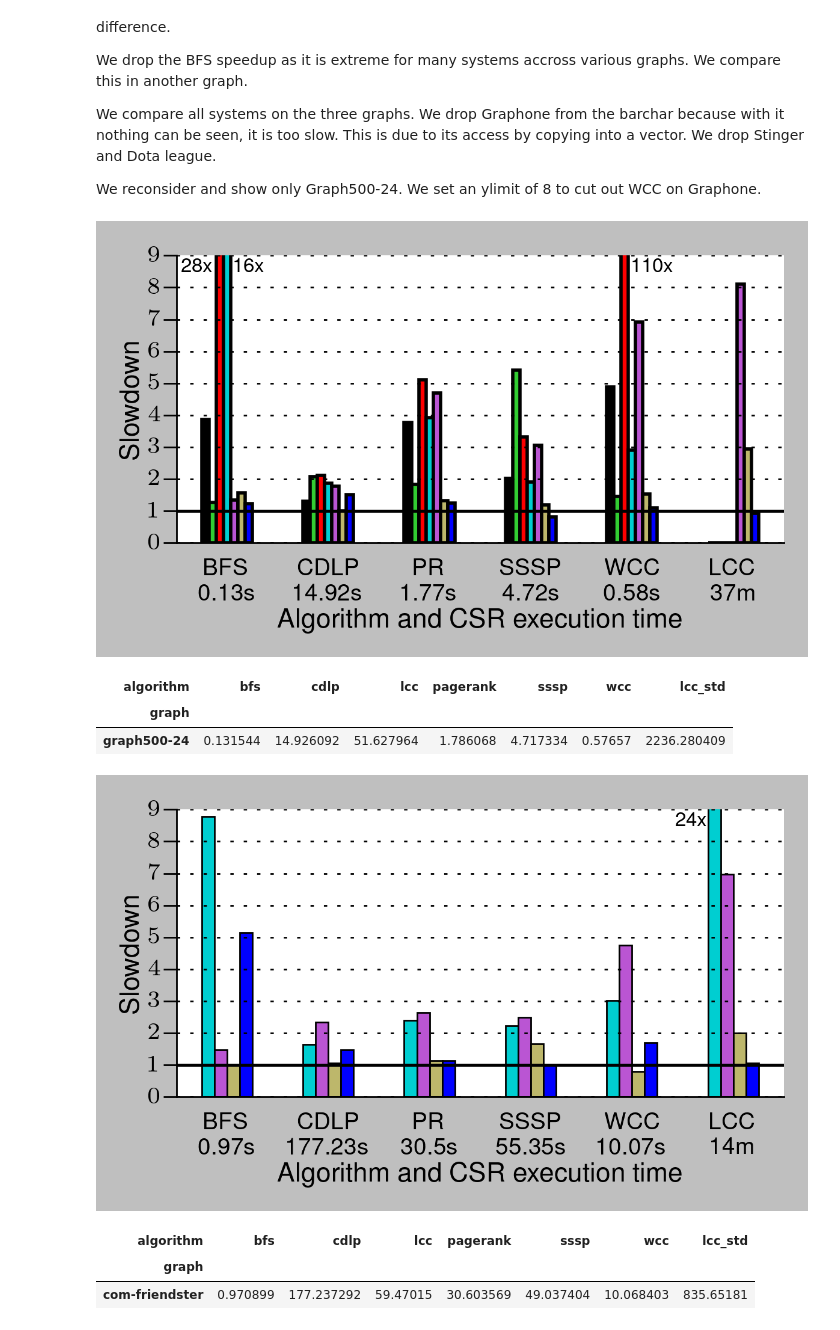
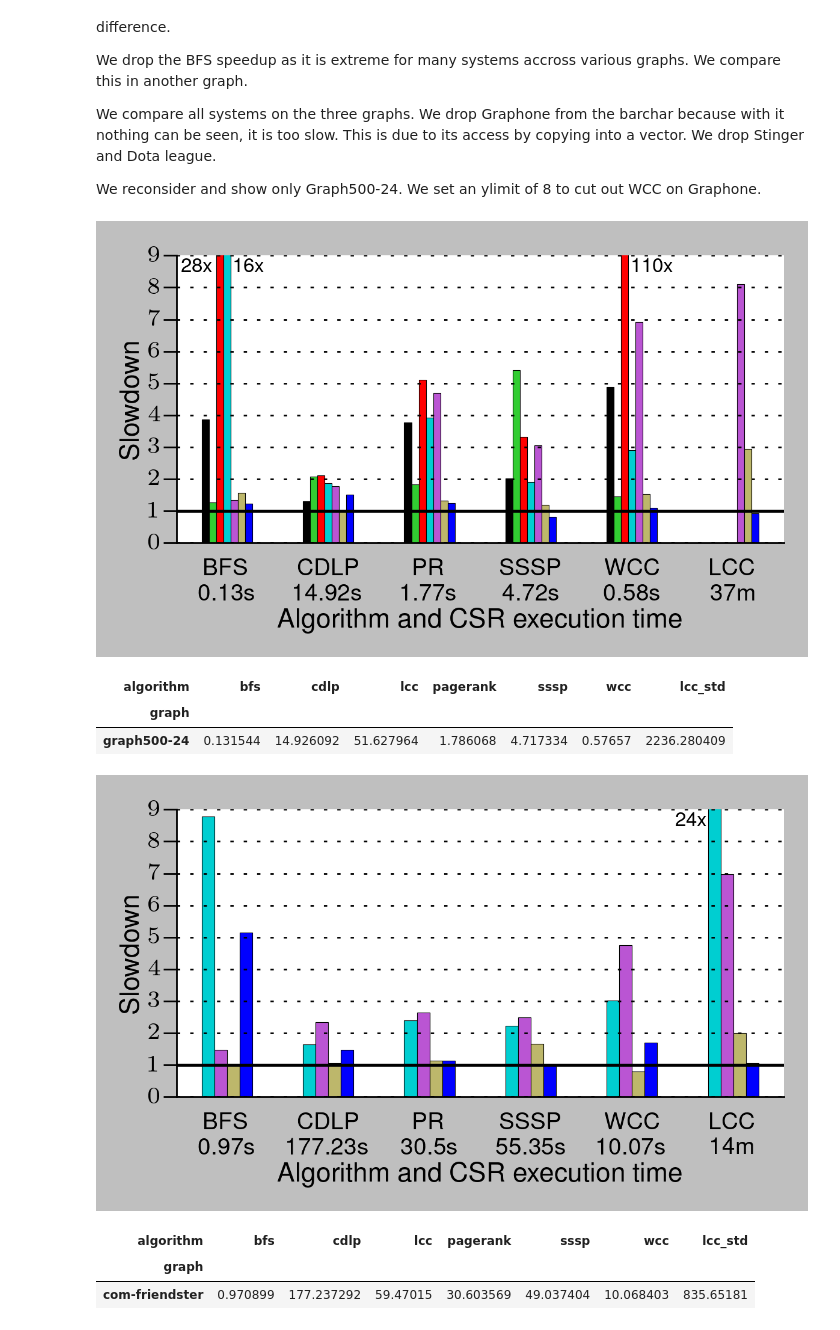
Before and after one commit to PerFuchs/gfe_notebooks, a Jupyter notebook: graphalytics_gen_table.ipynb, the cells around one changed output. Drawn from its saved outputs; the diff is of its cells as text; code cells hidden in the pictures.

```diff
--- a/graphalytics_gen_table.ipynb
+++ b/graphalytics_gen_table.ipynb
@@ -394,35 +394,35 @@ v = v.query("library in ['graphone','sortledton', 'llama', 'teseo_logical', 'tes
 #d = d.sort_values('sorted_systems')
 
 v = v.transpose()
 colormap=common.set_library_colormap('graph500-24')
 plotting.latexify(fig_width=3.0)
 
-p = v.plot.bar(color=colormap)
+p = v.plot.bar(color=colormap, linewidth=0.2)
 
 p.set_ylim(0, 9)
 
 plt.ylabel("Slowdown")
 plt.xlabel("Algorithm and CSR execution time")
 
 plt.legend().remove()
 
 plt.xticks(rotation=0)
 positions = (0, 1, 2, 3, 4,5)
 # Numbers are execution times of min_csr
 x_labels = ("BFS \n0.13s", "CDLP \n14.92s", "PR \n1.77s", "SSSP \n4.72s", "WCC \n0.58s", "LCC \n37m")
 plt.xticks(positions, x_labels)
 
 plt.text(0.75, 0.875, "110x", fontsize=OVERFLOW_FONT_SIZE, transform=plt.gcf().transFigure)
 plt.text(0.198, 0.875, "16x", fontsize=OVERFLOW_FONT_SIZE, transform=plt.gcf().transFigure)
 plt.text(0.125, 0.875, "28x", fontsize=OVERFLOW_FONT_SIZE, transform=plt.gcf().transFigure)
 
 plotting.format_axes(p, categorical_x=True)
 plotting.add_line_on_1(plt)
 
 plt.tight_layout()
 plt.savefig(plotting.base_path + "graphalytics-general-new-graph500.png", dpi=400)
 # %% [output]
-[figure, old version]
+[figure, new version]
 # %%
 min_csr.query("graph in 'graph500-24'")
 # %% [output]
@@ -440,7 +440,7 @@ colormap=common.set_library_colormap('com-friendster')
 
 plotting.latexify(fig_width=3.0)
 
-p = v.plot.bar(color=colormap, legend=None, linewidth=0.5)
+p = v.plot.bar(color=colormap, legend=None, linewidth=0.2)
 
 p.set_ylim(0, 9)
 
@@ -460,7 +460,7 @@ plotting.add_line_on_1(plt)
 plt.tight_layout()
 plt.savefig(plotting.base_path + "graphalytics-general-new-friendster.png", dpi=400)
 # %% [output]
-[figure, old version]
+[figure, new version]
 # %%
 min_csr.query("graph in 'com-friendster'")
 # %% [output]
```
Also changed, not shown: parts of 1 cell of this notebook, 2 other files.
